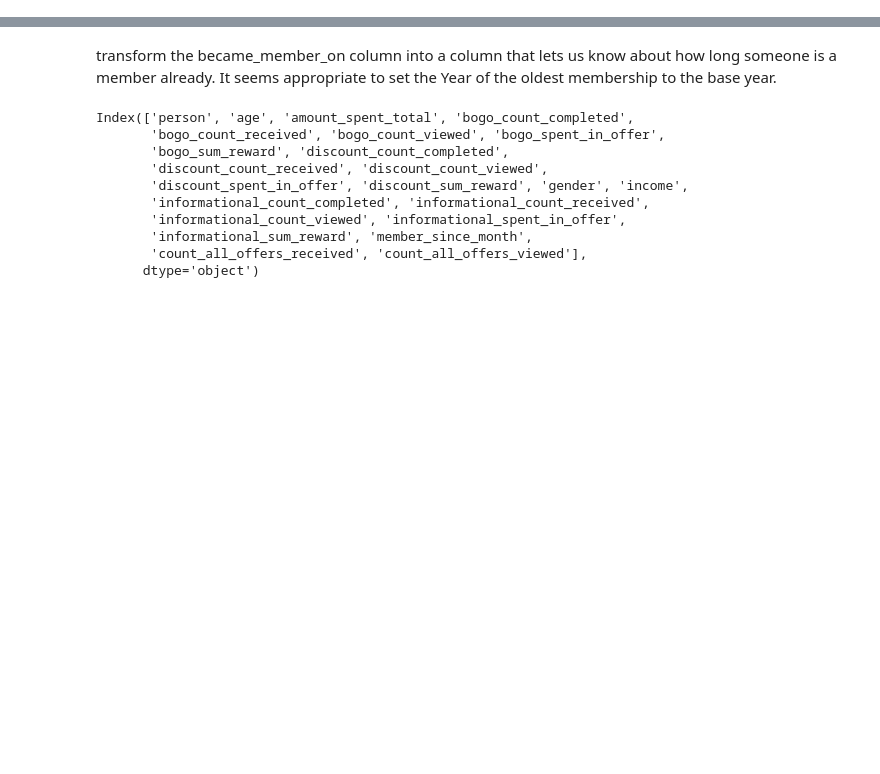
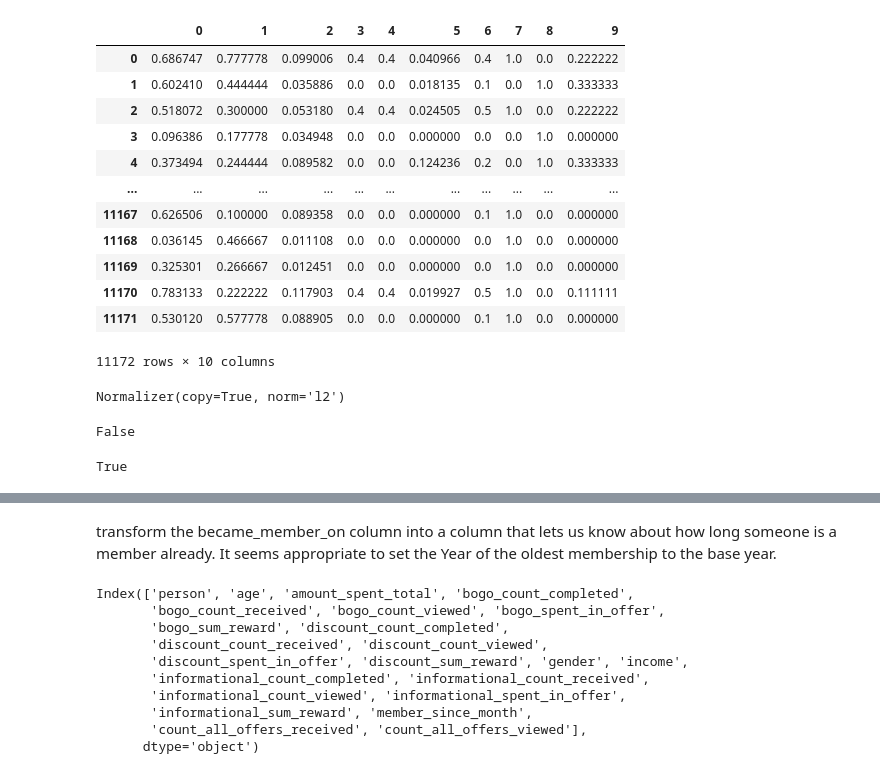
Before and after one commit to udacityML/capstone_starbucks, a Jupyter notebook: Starbucks_Capstone_feature.ipynb, the cells around one changed output, grey strips where cells are left out. Cells and saved outputs as stored; diff of their text form; code cells hidden in the pictures; blank space fills up the shorter version.

```diff
--- a/Starbucks_Capstone_feature.ipynb
+++ b/Starbucks_Capstone_feature.ipynb
@@ -21,0 +136,29 @@ df.head()
+# %%
+test
+# %% [output]
+|  | 0 | 1 | 2 | 3 | 4 | 5 | 6 | 7 | 8 | 9 |
+| 0 | 0.686747 | 0.777778 | 0.099006 | 0.4 | 0.4 | 0.040966 | 0.4 | 1.0 | 0.0 | 0.222222 |
+| 1 | 0.602410 | 0.444444 | 0.035886 | 0.0 | 0.0 | 0.018135 | 0.1 | 0.0 | 1.0 | 0.333333 |
+| 2 | 0.518072 | 0.300000 | 0.053180 | 0.4 | 0.4 | 0.024505 | 0.5 | 1.0 | 0.0 | 0.222222 |
+| 3 | 0.096386 | 0.177778 | 0.034948 | 0.0 | 0.0 | 0.000000 | 0.0 | 0.0 | 1.0 | 0.000000 |
+| 4 | 0.373494 | 0.244444 | 0.089582 | 0.0 | 0.0 | 0.124236 | 0.2 | 0.0 | 1.0 | 0.333333 |
+| ... | ... | ... | ... | ... | ... | ... | ... | ... | ... | ... |
+| 11167 | 0.626506 | 0.100000 | 0.089358 | 0.0 | 0.0 | 0.000000 | 0.1 | 1.0 | 0.0 | 0.000000 |
+| 11168 | 0.036145 | 0.466667 | 0.011108 | 0.0 | 0.0 | 0.000000 | 0.0 | 1.0 | 0.0 | 0.000000 |
+| 11169 | 0.325301 | 0.266667 | 0.012451 | 0.0 | 0.0 | 0.000000 | 0.0 | 1.0 | 0.0 | 0.000000 |
+| 11170 | 0.783133 | 0.222222 | 0.117903 | 0.4 | 0.4 | 0.019927 | 0.5 | 1.0 | 0.0 | 0.111111 |
+| 11171 | 0.530120 | 0.577778 | 0.088905 | 0.0 | 0.0 | 0.000000 | 0.1 | 1.0 | 0.0 | 0.000000 |
+11172 rows × 10 columns
+# %%
+transformer
+# %% [output]
+Normalizer(copy=True, norm='l2')
+# %%
+test = customeres_separate_for_model['bogo']
+np.any(np.isnan(test))
+# %% [output]
+False
+# %%
+np.all(np.isfinite(test))
+# %% [output]
+True
```
Also changed, not shown: parts of 29 cells of this notebook, 5 other files.
